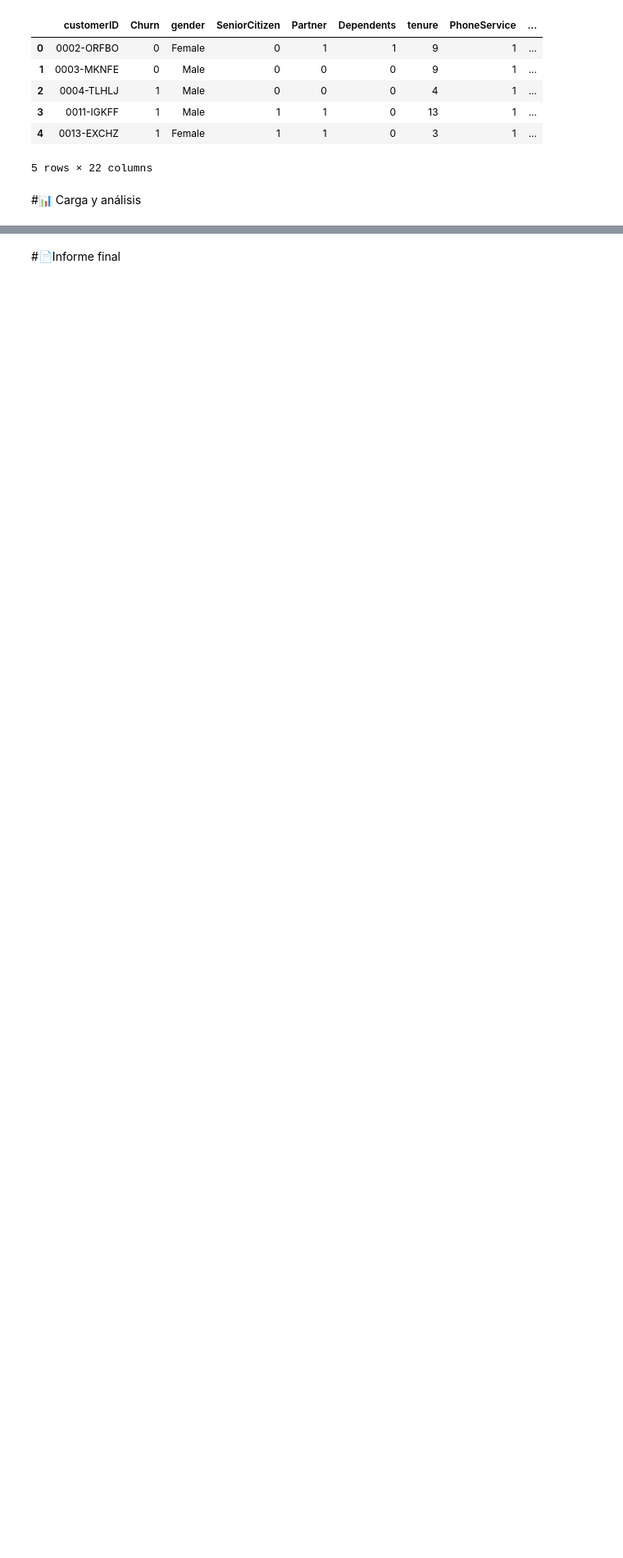
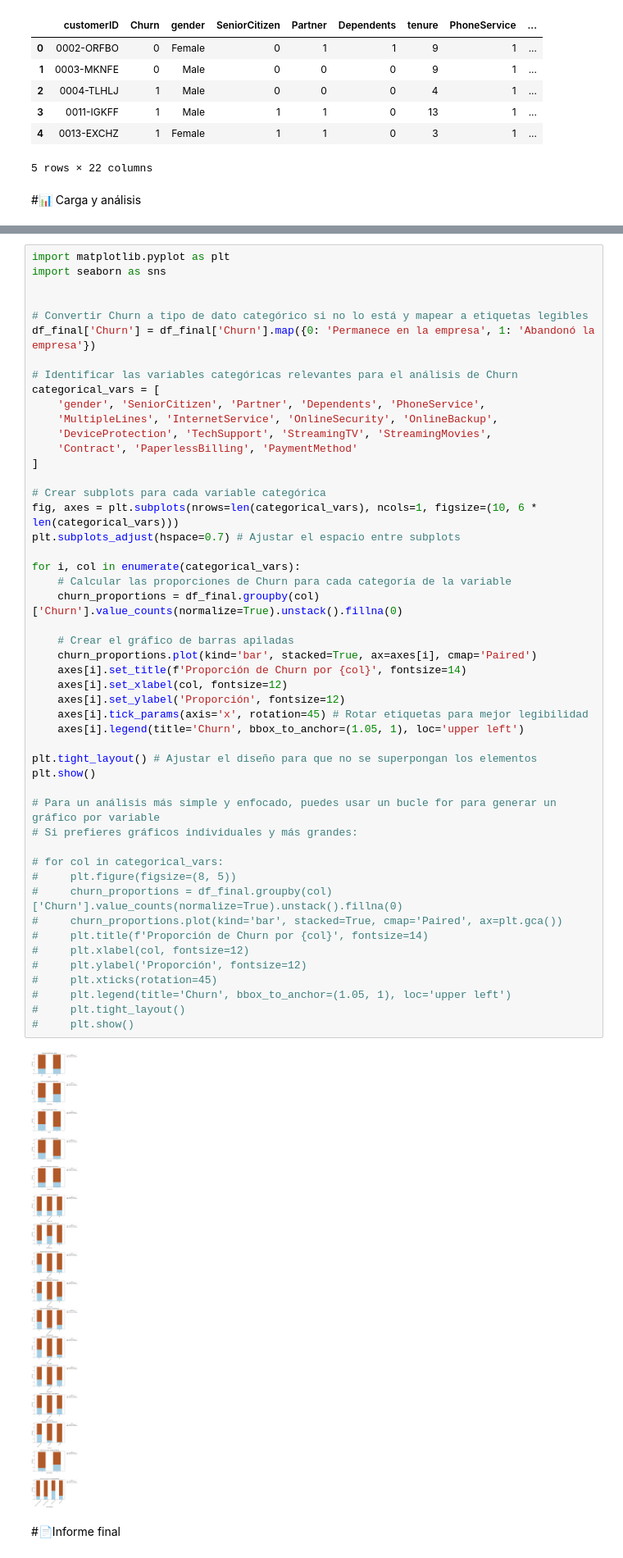
Before and after one commit to Near-o7/challenge2-data-science-LATAM, a Jupyter notebook: TelecomX_LATAM.ipynb, the cells around one changed output, grey strips where cells are left out. Shown at 82% size. Cells and saved outputs as stored; diff of their text form; blank space fills up the shorter version.

Commit message:
Crear primera iteración de gráficos de distribución y comportamiento de clientes

```diff
--- a/TelecomX_LATAM.ipynb
+++ b/TelecomX_LATAM.ipynb
@@ -325,2 +369,53 @@ df_final.head()
+# %%
+import matplotlib.pyplot as plt
+import seaborn as sns
+
+
+# Convertir Churn a tipo de dato categórico si no lo está y mapear a etiquetas legibles
+df_final['Churn'] = df_final['Churn'].map({0: 'Permanece en la empresa', 1: 'Abandonó la empresa'})
+
+# Identificar las variables categóricas relevantes para el análisis de Churn
+categorical_vars = [
+    'gender', 'SeniorCitizen', 'Partner', 'Dependents', 'PhoneService',
+    'MultipleLines', 'InternetService', 'OnlineSecurity', 'OnlineBackup',
+    'DeviceProtection', 'TechSupport', 'StreamingTV', 'StreamingMovies',
+    'Contract', 'PaperlessBilling', 'PaymentMethod'
+]
+
+# Crear subplots para cada variable categórica
+fig, axes = plt.subplots(nrows=len(categorical_vars), ncols=1, figsize=(10, 6 * len(categorical_vars)))
+plt.subplots_adjust(hspace=0.7) # Ajustar el espacio entre subplots
+
+for i, col in enumerate(categorical_vars):
+    # Calcular las proporciones de Churn para cada categoría de la variable
+    churn_proportions = df_final.groupby(col)['Churn'].value_counts(normalize=True).unstack().fillna(0)
+
+    # Crear el gráfico de barras apiladas
+    churn_proportions.plot(kind='bar', stacked=True, ax=axes[i], cmap='Paired')
+    axes[i].set_title(f'Proporción de Churn por {col}', fontsize=14)
+    axes[i].set_xlabel(col, fontsize=12)
+    axes[i].set_ylabel('Proporción', fontsize=12)
+    axes[i].tick_params(axis='x', rotation=45) # Rotar etiquetas para mejor legibilidad
+    axes[i].legend(title='Churn', bbox_to_anchor=(1.05, 1), loc='upper left')
+
+plt.tight_layout() # Ajustar el diseño para que no se superpongan los elementos
+plt.show()
+
+# Para un análisis más simple y enfocado, puedes usar un bucle for para generar un gráfico por variable
+# Si prefieres gráficos individuales y más grandes:
+
+# for col in categorical_vars:
+#     plt.figure(figsize=(8, 5))
+#     churn_proportions = df_final.groupby(col)['Churn'].value_counts(normalize=True).unstack().fillna(0)
+#     churn_proportions.plot(kind='bar', stacked=True, cmap='Paired', ax=plt.gca())
+#     plt.title(f'Proporción de Churn por {col}', fontsize=14)
+#     plt.xlabel(col, fontsize=12)
+#     plt.ylabel('Proporción', fontsize=12)
+#     plt.xticks(rotation=45)
+#     plt.legend(title='Churn', bbox_to_anchor=(1.05, 1), loc='upper left')
+#     plt.tight_layout()
+#     plt.show()
+# %% [output]
+[figure, added]
 # %% [markdown]
 #📄Informe final
```
Also changed, not shown: parts of 5 cells of this notebook.
